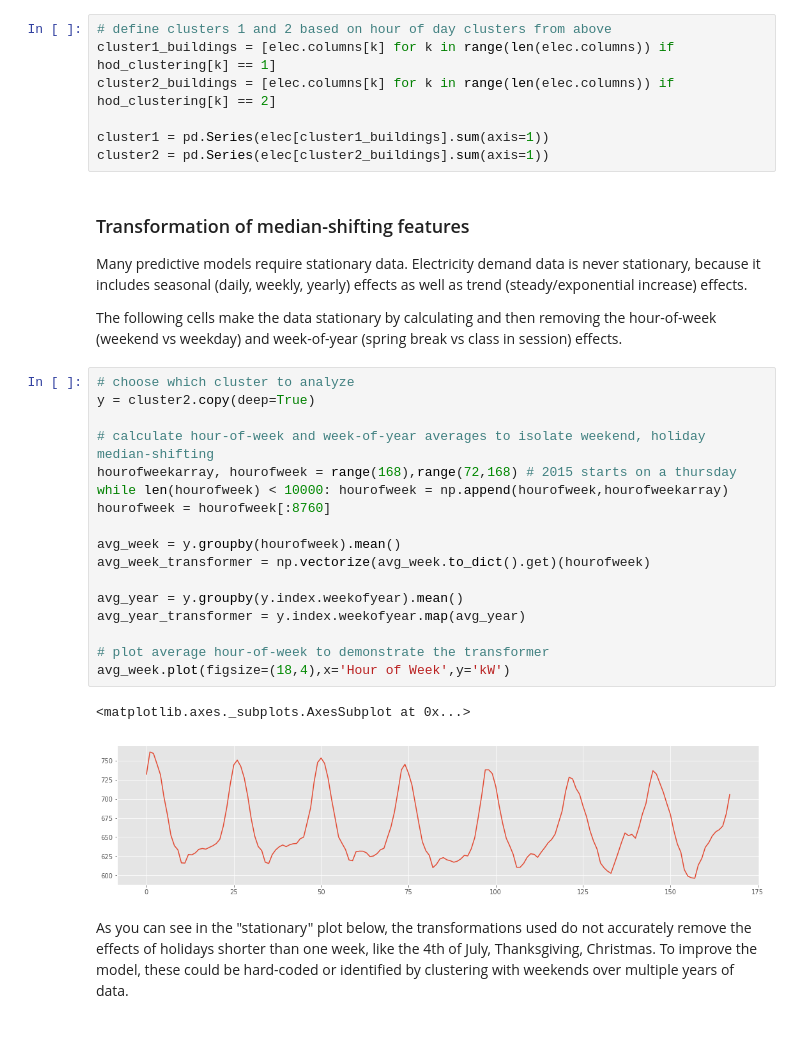
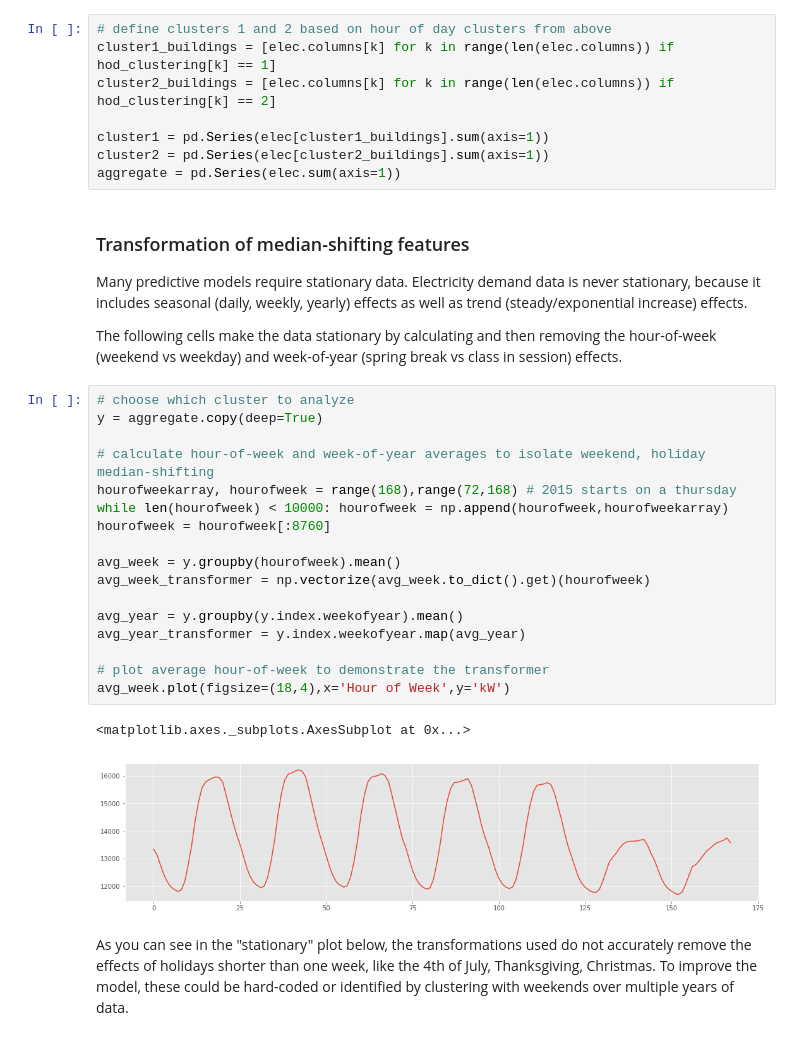
Before and after one commit to kevinkoste/university-load-forecasting, a Jupyter notebook: preprocessing/bdgp_pipeline.ipynb, the cells around one changed output. Drawn from its saved outputs; the diff is of its cells as text.

```diff
--- a/preprocessing/bdgp_pipeline.ipynb
+++ b/preprocessing/bdgp_pipeline.ipynb
@@ -130,6 +130,7 @@ cluster2_buildings = [elec.columns[k] for k in range(len(elec.columns)) if hod_c
 
 cluster1 = pd.Series(elec[cluster1_buildings].sum(axis=1))
 cluster2 = pd.Series(elec[cluster2_buildings].sum(axis=1))
+aggregate = pd.Series(elec.sum(axis=1))
 # %% [markdown]
 ### Transformation of median-shifting features
 
@@ -138,24 +139,24 @@ Many predictive models require stationary data. Electricity demand data is never
 The following cells make the data stationary by calculating and then removing the hour-of-week (weekend vs weekday) and week-of-year (spring break vs class in session) effects.
 # %%
 # choose which cluster to analyze
-y = cluster2.copy(deep=True)
+y = aggregate.copy(deep=True)
 
 # calculate hour-of-week and week-of-year averages to isolate weekend, holiday median-shifting
 hourofweekarray, hourofweek = range(168),range(72,168) # 2015 starts on a thursday
 while len(hourofweek) < 10000: hourofweek = np.append(hourofweek,hourofweekarray)
 hourofweek = hourofweek[:8760]
 
 avg_week = y.groupby(hourofweek).mean()
 avg_week_transformer = np.vectorize(avg_week.to_dict().get)(hourofweek)
 
 avg_year = y.groupby(y.index.weekofyear).mean()
 avg_year_transformer = y.index.weekofyear.map(avg_year)
 
 # plot average hour-of-week to demonstrate the transformer
 avg_week.plot(figsize=(18,4),x='Hour of Week',y='kW')
 # %% [output]
 <matplotlib.axes._subplots.AxesSubplot at 0x...>
-[figure, old version]
+[figure, new version]
 # %% [markdown]
 As you can see in the "stationary" plot below, the transformations used do not accurately remove the effects of holidays shorter than one week, like the 4th of July, Thanksgiving, Christmas. To improve the model, these could be hard-coded or identified by clustering with weekends over multiple years of data.
 # %%
```
Also changed, not shown: parts of 9 cells of this notebook.
